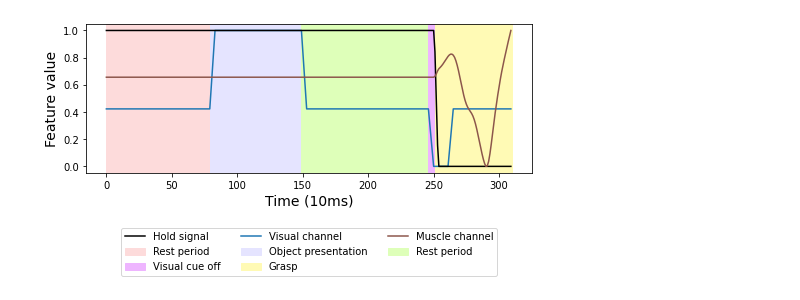
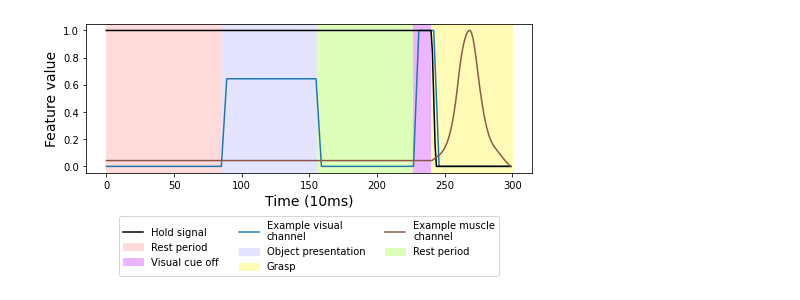
Before and after one commit to mmattb/coproc-poc, a Jupyter notebook: analyze_input_output.ipynb, the cells around one changed output. Drawn from its saved outputs; the diff is of its cells as text; code cells hidden in the pictures.

Commit message:
Misc figure cleanup.

```diff
--- a/analyze_input_output.ipynb
+++ b/analyze_input_output.ipynb
@@ -31,7 +28,7 @@ fidx_o = random.randrange(d['targ'][0].shape[0])
 
 fig = plt.figure(figsize=(8, 2.75))
 
-tmax = inps.shape[-1]
+tmax = d['inp'][bidx].shape[-1]
 
 infeat = torch.empty(tmax)
 hold = torch.empty(tmax)
@@ -54,37 +51,37 @@ outfeat = outfeat / outfeat.max()
 # fig.suptitle("Single Trial Timeline", fontsize=20)
 
 plt.plot(infeat.numpy())
 plt.plot(hold.numpy(), color='black')
 plt.plot(outfeat.numpy(), color='tab:brown')
 
 orange_patch = Line2D([0], [0], color='black', label='Hold signal')
-blue_patch = Line2D([0], [0], color='tab:blue', label='Visual channel')
-purple_patch = Line2D([0], [0], color='tab:brown', label='Muscle channel')
+blue_patch = Line2D([0], [0], color='tab:blue', label='Example visual\nchannel')
+purple_patch = Line2D([0], [0], color='tab:brown', label='Example muscle\nchannel')
 p1_patch = mpatches.Patch(color='#fddbdb', label='Rest period')
 p2_patch = mpatches.Patch(color='#e5e4ff', label='Object presentation')
 p3_patch = mpatches.Patch(color='#deffb9', label='Rest period')
 p4_patch = mpatches.Patch(color='#eeb5ff', label='Visual cue off')
 p5_patch = mpatches.Patch(color='#fffab5', label='Grasp')
 legend1 = fig.axes[0].legend(handles=[orange_patch, p1_patch, p4_patch, blue_patch, p2_patch, p5_patch, purple_patch, p3_patch],
             loc="lower center", bbox_to_anchor=(0.50, -0.72), ncol=3)
 
-CO_STIM_START = 79
-CO_STIM_END = 149
-CO_HOLD_LIFT = 246
-CO_GRASP_START = 251
+CO_STIM_START = 85
+CO_STIM_END = 156
+CO_HOLD_LIFT = 227
+CO_GRASP_START = 240
 fig.axes[0].axvspan(0, CO_STIM_START, alpha=1, color='#fddbdb')
 fig.axes[0].axvspan(CO_STIM_START, CO_STIM_END, alpha=1, color='#e5e4ff')
 fig.axes[0].axvspan(CO_STIM_END, CO_HOLD_LIFT, alpha=1, color='#deffb9')
 fig.axes[0].axvspan(CO_HOLD_LIFT, CO_GRASP_START, alpha=1, color='#eeb5ff')
 fig.axes[0].axvspan(CO_GRASP_START, tmax, alpha=1, color='#fffab5')
 
 
 plt.xlabel("Time (10ms)", fontsize=14)
 plt.ylabel("Feature value", fontsize=14)
 
 
 plt.savefig('paper/figs/trial_timeline.png', format='png', dpi=300, bbox_inches='tight')
 
 plt.show()
 # %% [output]
-[figure, old version]
+[figure, new version]
```
Also changed, not shown: parts of 1 cell of this notebook, 10 other files.
